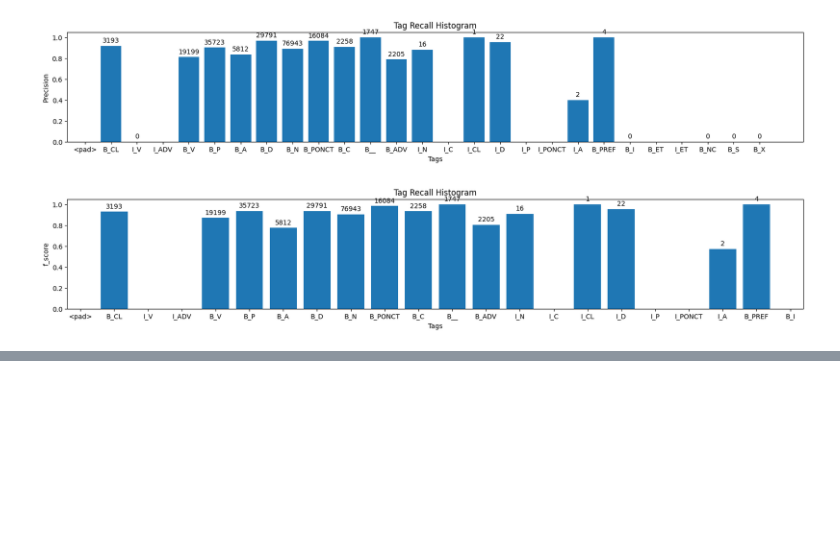
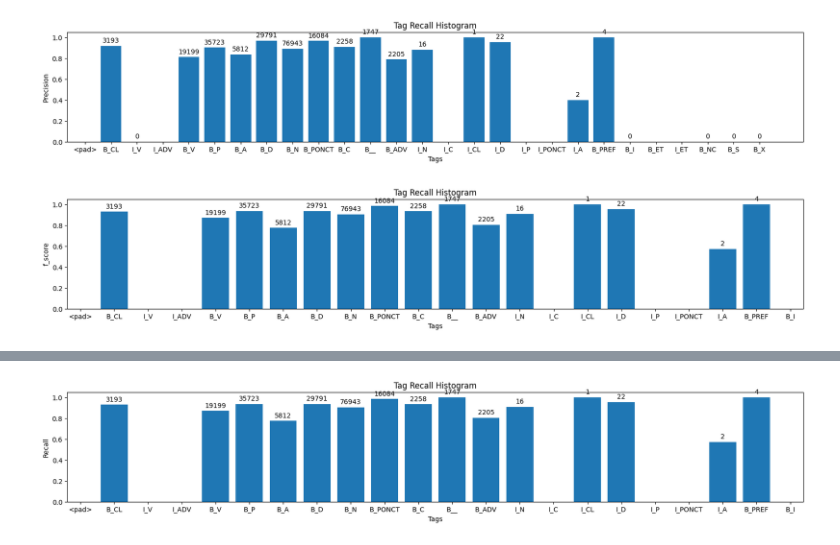
Before and after one commit to CoCorooxin/MWE-classifier, a Jupyter notebook: error_analysis.ipynb, the cells around one changed output, grey strips where cells are left out. Saved outputs shown, nothing was run; the diff lists cells and outputs as text; code cells hidden in the pictures; blank space fills up the shorter version.

```diff
--- a/error_analysis.ipynb
+++ b/error_analysis.ipynb
@@ -140,0 +250,25 @@ plt.show()
+# %%
+tags = [model.tags_vocab.rev_lookup(tag) for tag in range(len(model.tags_vocab))]
+
+fig, ax = plt.subplots(figsize=(20, 3))
+
+# Plot the histogram
+bars = ax.bar(tags, f_score)
+
+# Add class count annotations on top of the bars
+for i, bar in enumerate(bars):
+    height = bar.get_height()
+    count = int(class_counts[i])
+    ax.annotate(str(count), xy=(bar.get_x() + bar.get_width() / 2, height),
+                xytext=(0, 3), textcoords='offset points',
+                ha='center', va='bottom')
+
+# Set axis labels and title
+ax.set_xlabel('Tags')
+ax.set_ylabel('Recall')
+ax.set_title('Tag Recall Histogram')
+
+# Display the plot
+plt.show()
+# %% [output]
+[figure, added]
```
Also changed, not shown: parts of 13 cells of this notebook, 4 other files.
